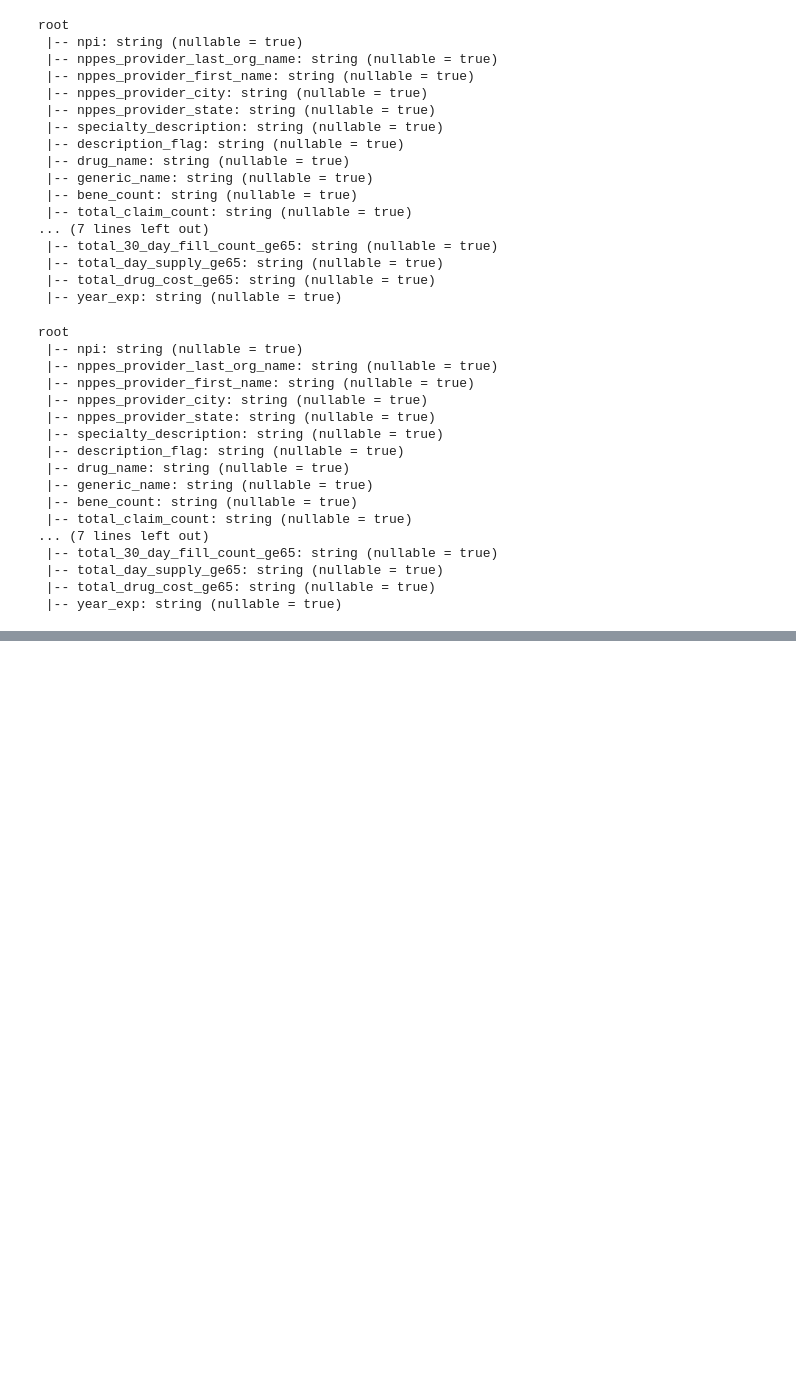
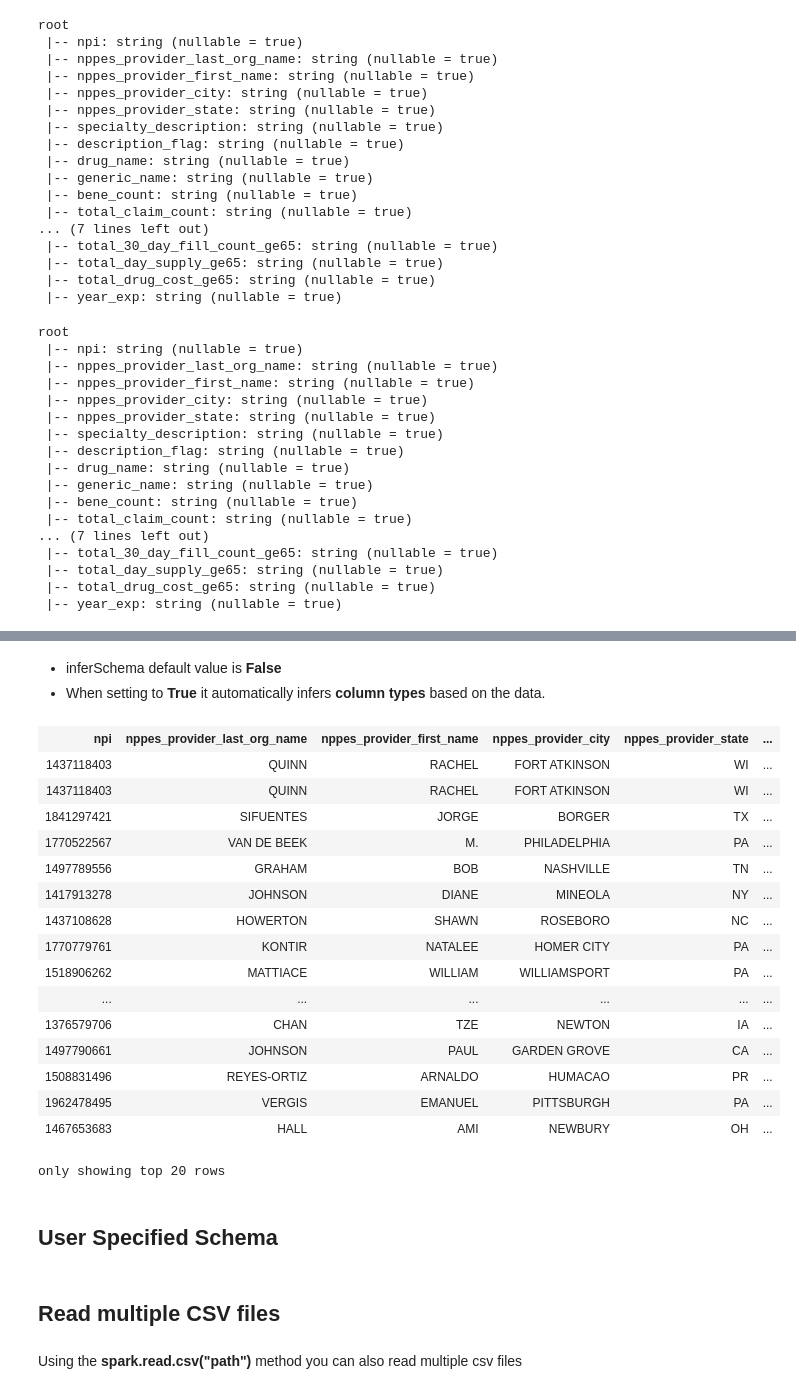
Before and after one commit to ajith-shankar/Data-Engineering-Essentials, a Jupyter notebook: PySpark/Read files and JDBC.ipynb, the cells around one changed output, grey strips where cells are left out. Cells and saved outputs as stored; diff of their text form; code cells hidden in the pictures; blank space fills up the shorter version.

```diff
--- a/PySpark/Read files and JDBC.ipynb
+++ b/PySpark/Read files and JDBC.ipynb
@@ -119,0 +224,8 @@ root
+# %%
+df2 = spark.read.format("csv") \
+                .option("header", True) \
+                .option("inferSchema", True) \
+                .option("delimeter", ",") \
+                .load("file:///home/hadoop/Downloads/USA_Presc_Medicare_Data_2021.csv")
+
+df2.printSchema()
@@ -119,0 +250,25 @@ root
+# %% [markdown]
+- inferSchema default value is **False**
+- When setting to **True** it automatically infers **column types** based on the data.
+# %%
+display(df2)
+# %% [output]
+| npi | nppes_provider_last_org_name | nppes_provider_first_name | nppes_provider_city | nppes_provider_state | ... |
+| 1437118403 | QUINN | RACHEL | FORT ATKINSON | WI | ... |
+| 1437118403 | QUINN | RACHEL | FORT ATKINSON | WI | ... |
+| 1841297421 | SIFUENTES | JORGE | BORGER | TX | ... |
+| 1770522567 | VAN DE BEEK | M. | PHILADELPHIA | PA | ... |
+| 1497789556 | GRAHAM | BOB | NASHVILLE | TN | ... |
+| 1417913278 | JOHNSON | DIANE | MINEOLA | NY | ... |
+| 1437108628 | HOWERTON | SHAWN | ROSEBORO | NC | ... |
+| 1770779761 | KONTIR | NATALEE | HOMER CITY | PA | ... |
+| 1518906262 | MATTIACE | WILLIAM | WILLIAMSPORT | PA | ... |
+| ... | ... | ... | ... | ... | ... |
+| 1376579706 | CHAN | TZE | NEWTON | IA | ... |
+| 1497790661 | JOHNSON | PAUL | GARDEN GROVE | CA | ... |
+| 1508831496 | REYES-ORTIZ | ARNALDO | HUMACAO | PR | ... |
+| 1962478495 | VERGIS | EMANUEL | PITTSBURGH | PA | ... |
+| 1467653683 | HALL | AMI | NEWBURY | OH | ... |
+only showing top 20 rows
+# %% [markdown]
+## User Specified Schema
@@ -119,0 +303,4 @@ root
+# %% [markdown]
+## Read multiple CSV files
+# %% [markdown]
+Using the **spark.read.csv("path")** method you can also read multiple csv files
```
Also changed, not shown: parts of 28 cells of this notebook.
